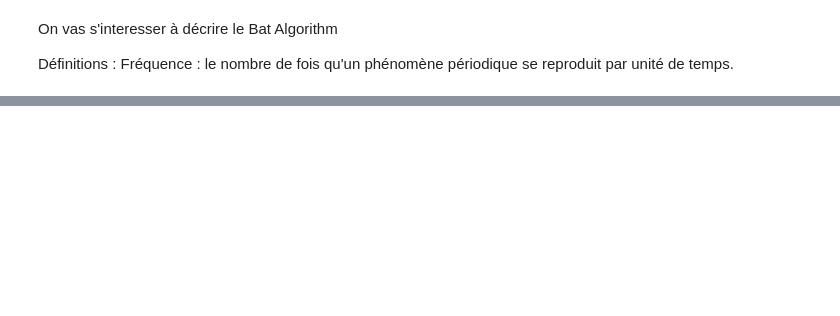
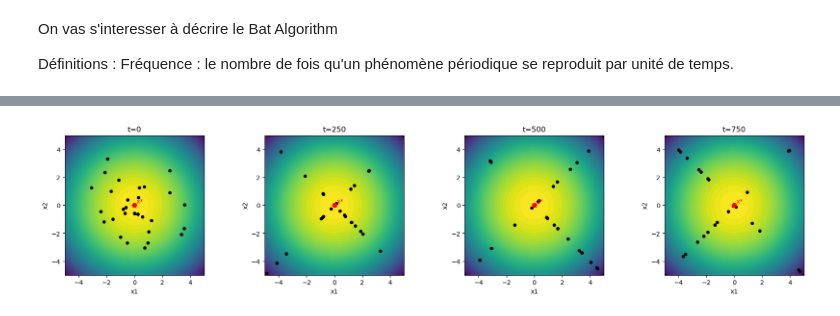
Before and after one commit to melBzz/parallel-bat-algorithm, a Jupyter notebook: rapport/notes/etude.ipynb, the cells around one changed output, grey strips where cells are left out. Saved outputs shown, nothing was run; the diff lists cells and outputs as text; code cells hidden in the pictures; blank space fills up the shorter version.

```diff
--- a/rapport/notes/etude.ipynb
+++ b/rapport/notes/etude.ipynb
@@ -60,0 +169,51 @@ plt.show()
+# %%
+import numpy as np
+import matplotlib.pyplot as plt
+
+# --- Même fonction que dans le C ---
+def f(x, y):
+    return 10.0 - (x**2 + y**2)
+
+# --- Domaine ---
+x = np.linspace(-5, 5, 300)
+y = np.linspace(-5, 5, 300)
+X, Y = np.meshgrid(x, y)
+Z = f(X, Y)
+
+# --- Snapshots ---
+filenames = [
+    "/home/benie/Documents/m2/research_project/HPC_project/code/snapshot_t000.csv",
+    "/home/benie/Documents/m2/research_project/HPC_project/code/snapshot_t250.csv",
+    "/home/benie/Documents/m2/research_project/HPC_project/code/snapshot_t500.csv",
+    "/home/benie/Documents/m2/research_project/HPC_project/code/snapshot_t750.csv",
+]
+
+snapshots = [np.loadtxt(fname, delimiter=",") for fname in filenames]
+
+# --- Figure ---
+fig, axes = plt.subplots(1, 4, figsize=(18, 4))
+
+for ax, snap, title in zip(axes, snapshots, ["t=0", "t=250", "t=500", "t=750"]):
+
+    # Heatmap
+    im = ax.contourf(X, Y, Z, levels=50, cmap="viridis")
+
+    # Chauves-souris en noir
+    ax.scatter(snap[:, 0], snap[:, 1], color="black", s=20)
+
+    # Maximum global
+    ax.scatter(0, 0, color="red", s=50)
+    ax.text(0.15, 0.15, "x*", color="red", fontsize=10)
+
+    ax.set_xlim(-5, 5)
+    ax.set_ylim(-5, 5)
+    ax.set_aspect("equal")
+
+    ax.set_title(title)
+    ax.set_xlabel("x1")
+    ax.set_ylabel("x2")
+
+plt.tight_layout()
+plt.show()
+# %% [output]
+[figure, added]
```
Also changed, not shown: parts of 3 cells of this notebook, 10 other files.
